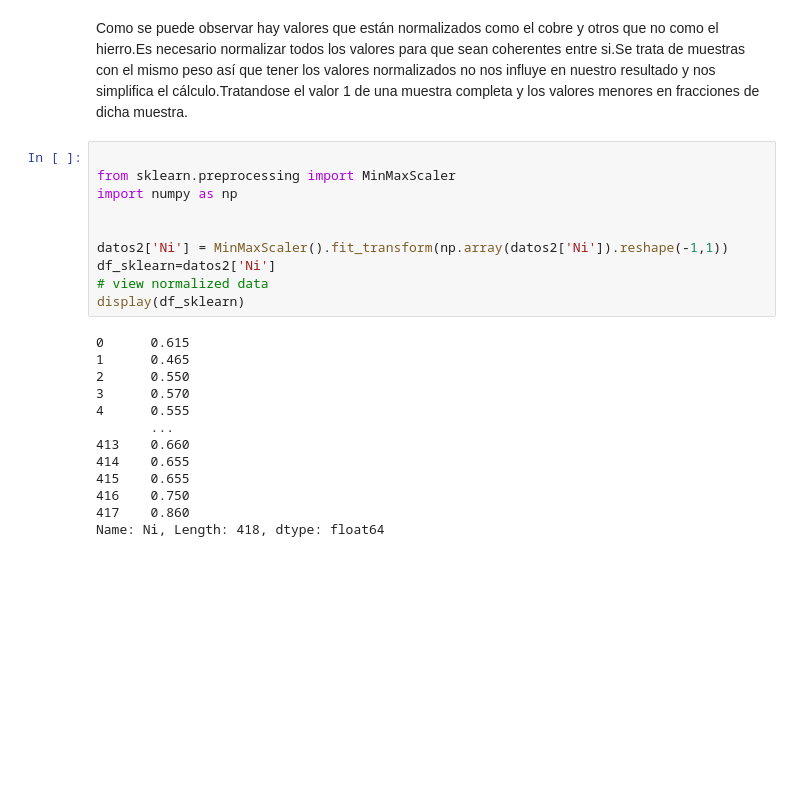
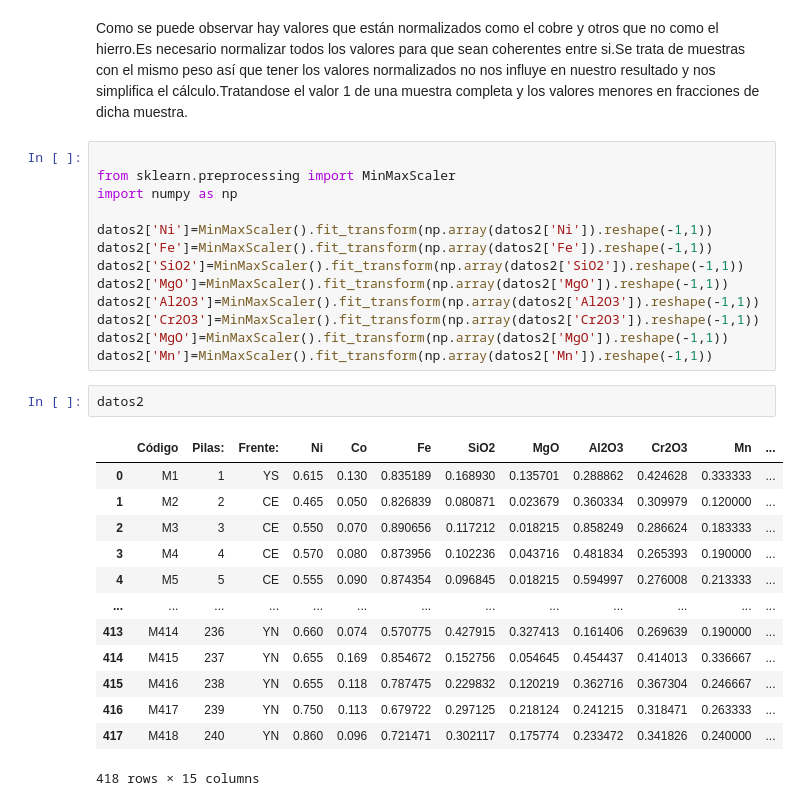
Before and after one commit to roxyconstantine-dev/Proyecto-Final-de-An-lisis-Datos, a Jupyter notebook: untitled1.ipynb, the cells around one changed output. Cells and saved outputs as stored; diff of their text form; blank space fills up the shorter version.

```diff
--- a/untitled1.ipynb
+++ b/untitled1.ipynb
@@ -116,26 +116,32 @@ datos2.describe()
 | max | 338.000000 | 2.000000 | 0.330000 | 50.300000 | 50.080000 | 21.960000 | 16.790000 | 4.710000 | 3.000000 | 0.040000 | 0.050000 | ... |
 # %% [markdown]
 Como se puede observar hay valores que están normalizados como el cobre y otros que no como el hierro.Es necesario normalizar todos los valores para que sean coherentes entre si.Se trata de muestras con el mismo peso así que tener los valores normalizados no nos influye en nuestro resultado y nos simplifica el cálculo.Tratandose el valor 1 de una muestra completa y los valores menores en fracciones de dicha muestra.
-# %%
-
-from sklearn.preprocessing import MinMaxScaler
-import numpy as np
-
-
-datos2['Ni'] = MinMaxScaler().fit_transform(np.array(datos2['Ni']).reshape(-1,1))
-df_sklearn=datos2['Ni']
-# view normalized data
-display(df_sklearn)
-# %% [output]
-0      0.615
-1      0.465
-2      0.550
-3      0.570
-4      0.555
-       ...
-413    0.660
-414    0.655
-415    0.655
-416    0.750
-417    0.860
-Name: Ni, Length: 418, dtype: float64
+# %%
+
+from sklearn.preprocessing import MinMaxScaler
+import numpy as np
+
+datos2['Ni']=MinMaxScaler().fit_transform(np.array(datos2['Ni']).reshape(-1,1))
+datos2['Fe']=MinMaxScaler().fit_transform(np.array(datos2['Fe']).reshape(-1,1))
+datos2['SiO2']=MinMaxScaler().fit_transform(np.array(datos2['SiO2']).reshape(-1,1))
+datos2['MgO']=MinMaxScaler().fit_transform(np.array(datos2['MgO']).reshape(-1,1))
+datos2['Al2O3']=MinMaxScaler().fit_transform(np.array(datos2['Al2O3']).reshape(-1,1))
+datos2['Cr2O3']=MinMaxScaler().fit_transform(np.array(datos2['Cr2O3']).reshape(-1,1))
+datos2['MgO']=MinMaxScaler().fit_transform(np.array(datos2['MgO']).reshape(-1,1))
+datos2['Mn']=MinMaxScaler().fit_transform(np.array(datos2['Mn']).reshape(-1,1))
+# %%
+datos2
+# %% [output]
+|  | Código | Pilas: | Frente: | Ni | Co | Fe | SiO2 | MgO | Al2O3 | Cr2O3 | Mn | ... |
+| 0 | M1 | 1 | YS | 0.615 | 0.130 | 0.835189 | 0.168930 | 0.135701 | 0.288862 | 0.424628 | 0.333333 | ... |
+| 1 | M2 | 2 | CE | 0.465 | 0.050 | 0.826839 | 0.080871 | 0.023679 | 0.360334 | 0.309979 | 0.120000 | ... |
+| 2 | M3 | 3 | CE | 0.550 | 0.070 | 0.890656 | 0.117212 | 0.018215 | 0.858249 | 0.286624 | 0.183333 | ... |
+| 3 | M4 | 4 | CE | 0.570 | 0.080 | 0.873956 | 0.102236 | 0.043716 | 0.481834 | 0.265393 | 0.190000 | ... |
+| 4 | M5 | 5 | CE | 0.555 | 0.090 | 0.874354 | 0.096845 | 0.018215 | 0.594997 | 0.276008 | 0.213333 | ... |
+| ... | ... | ... | ... | ... | ... | ... | ... | ... | ... | ... | ... | ... |
+| 413 | M414 | 236 | YN | 0.660 | 0.074 | 0.570775 | 0.427915 | 0.327413 | 0.161406 | 0.269639 | 0.190000 | ... |
+| 414 | M415 | 237 | YN | 0.655 | 0.169 | 0.854672 | 0.152756 | 0.054645 | 0.454437 | 0.414013 | 0.336667 | ... |
+| 415 | M416 | 238 | YN | 0.655 | 0.118 | 0.787475 | 0.229832 | 0.120219 | 0.362716 | 0.367304 | 0.246667 | ... |
+| 416 | M417 | 239 | YN | 0.750 | 0.113 | 0.679722 | 0.297125 | 0.218124 | 0.241215 | 0.318471 | 0.263333 | ... |
+| 417 | M418 | 240 | YN | 0.860 | 0.096 | 0.721471 | 0.302117 | 0.175774 | 0.233472 | 0.341826 | 0.240000 | ... |
+418 rows × 15 columns
```
